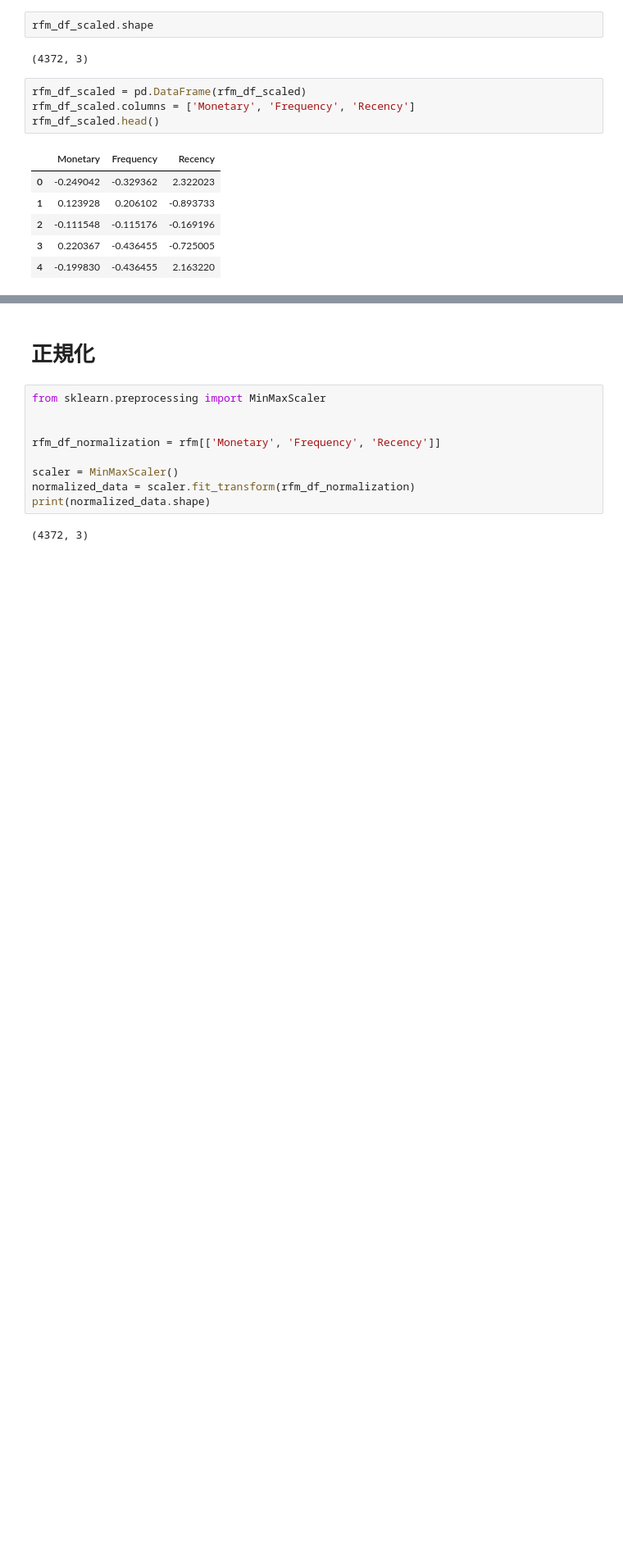
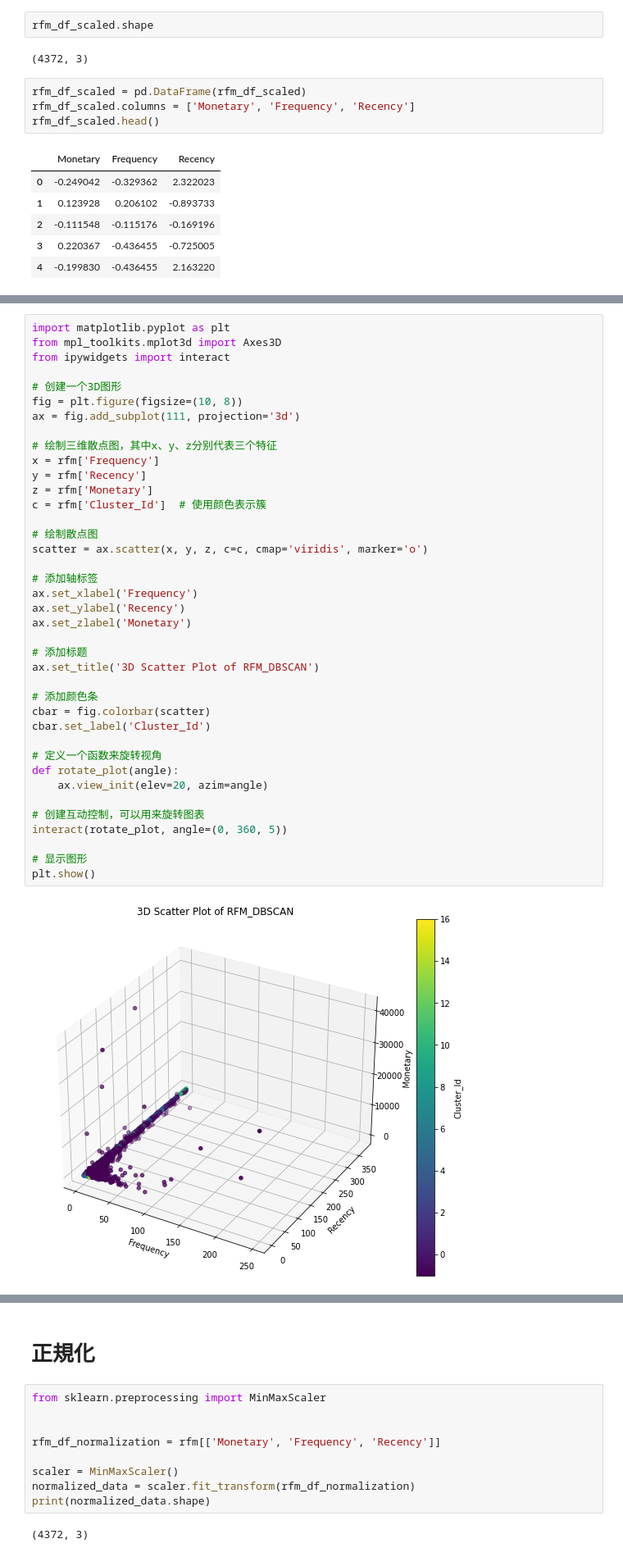
Before and after one commit to andykuo0956/nccu-data-mining-2023, a Jupyter notebook: hw2_clustering/RFM+DBSCAN analysis_1201.ipynb, the cells around one changed output, grey strips where cells are left out. Shown at 82% size. Drawn from its saved outputs; the diff is of its cells as text; blank space fills up the shorter version.

```diff
--- a/hw2_clustering/RFM+DBSCAN analysis_1201.ipynb
+++ b/hw2_clustering/RFM+DBSCAN analysis_1201.ipynb
@@ -352 +366,42 @@ print(value_counts)
 Name: Cluster_Id, dtype: int64
+# %%
+import matplotlib.pyplot as plt
+from mpl_toolkits.mplot3d import Axes3D
+from ipywidgets import interact
+
+# 创建一个3D图形
+fig = plt.figure(figsize=(10, 8))
+ax = fig.add_subplot(111, projection='3d')
+
+# 绘制三维散点图，其中x、y、z分别代表三个特征
+x = rfm['Frequency']
+y = rfm['Recency']
+z = rfm['Monetary']
+c = rfm['Cluster_Id']  # 使用颜色表示簇
+
+# 绘制散点图
+scatter = ax.scatter(x, y, z, c=c, cmap='viridis', marker='o')
+
+# 添加轴标签
+ax.set_xlabel('Frequency')
+ax.set_ylabel('Recency')
+ax.set_zlabel('Monetary')
+
+# 添加标题
+ax.set_title('3D Scatter Plot of RFM_DBSCAN')
+
+# 添加颜色条
+cbar = fig.colorbar(scatter)
+cbar.set_label('Cluster_Id')
+
+# 定义一个函数来旋转视角
+def rotate_plot(angle):
+    ax.view_init(elev=20, azim=angle)
+
+# 创建互动控制，可以用来旋转图表
+interact(rotate_plot, angle=(0, 360, 5))
+
+# 显示图形
+plt.show()
+# %% [output]
+[figure, added]
```
Also changed, not shown: parts of 8 cells of this notebook, 1 other file.
